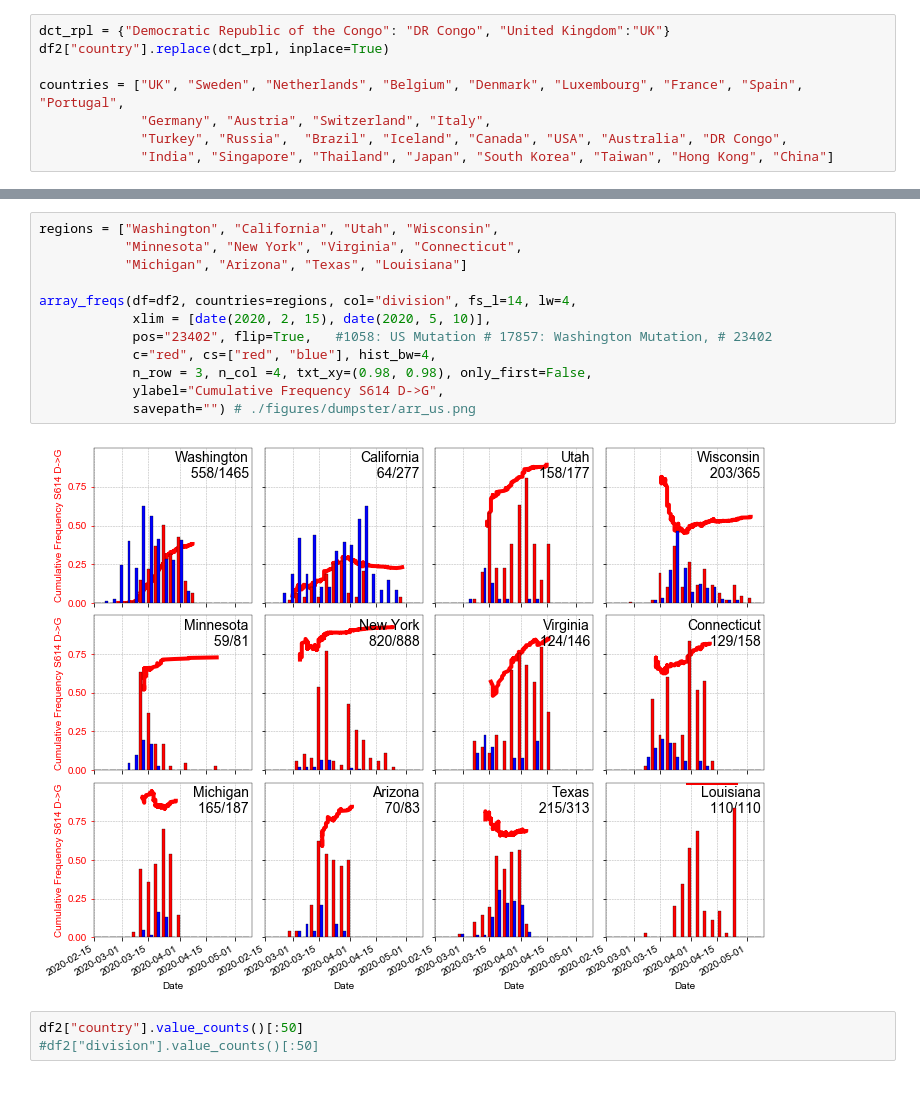
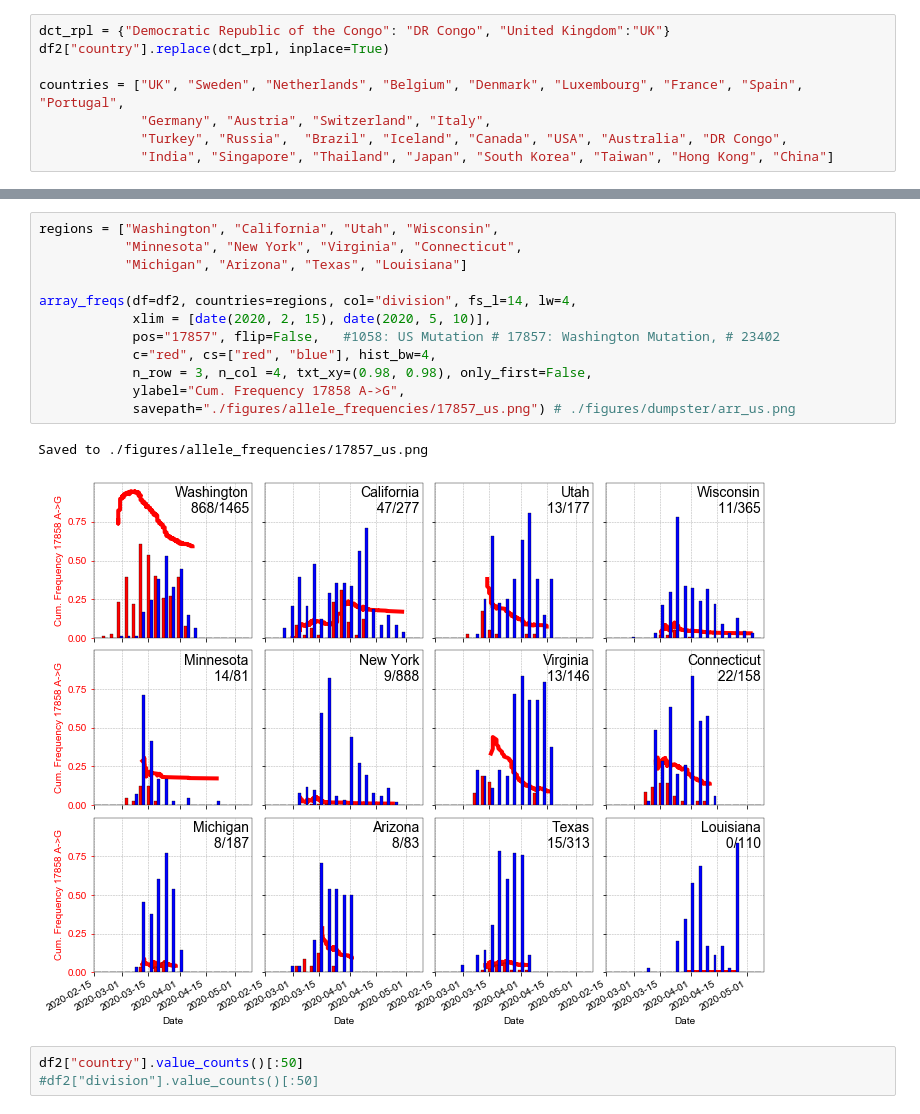
Before and after one commit to hringbauer/covid19_data, a Jupyter notebook: notebooks/figures/plot_all_freqs.ipynb, the cells around one changed output, grey strips where cells are left out. Drawn from its saved outputs; the diff is of its cells as text.

```diff
--- a/notebooks/figures/plot_all_freqs.ipynb
+++ b/notebooks/figures/plot_all_freqs.ipynb
@@ -372,17 +296,18 @@ array_freqs(df=df2, pos="23402", flip=True,
 # %%
 regions = ["Washington", "California", "Utah", "Wisconsin",
            "Minnesota", "New York", "Virginia", "Connecticut",
            "Michigan", "Arizona", "Texas", "Louisiana"]
 
 array_freqs(df=df2, countries=regions, col="division", fs_l=14, lw=4,
             xlim = [date(2020, 2, 15), date(2020, 5, 10)],
-            pos="23402", flip=True,   #1058: US Mutation # 17857: Washington Mutation, # 23402
+            pos="17857", flip=False,   #1058: US Mutation # 17857: Washington Mutation, # 23402
             c="red", cs=["red", "blue"], hist_bw=4,
             n_row = 3, n_col =4, txt_xy=(0.98, 0.98), only_first=False,
-            ylabel="Cumulative Frequency S614 D->G",
-            savepath="") # ./figures/dumpster/arr_us.png
+            ylabel="Cum. Frequency 17858 A->G",
+            savepath="./figures/allele_frequencies/17857_us.png") # ./figures/dumpster/arr_us.png
 # %% [output]
+Saved to ./figures/allele_frequencies/17857_us.png
-[figure, old version]
+[figure, new version]
 # %%
 df2["country"].value_counts()[:50]
 #df2["division"].value_counts()[:50]
```
Also changed, not shown: parts of 10 cells of this notebook.
